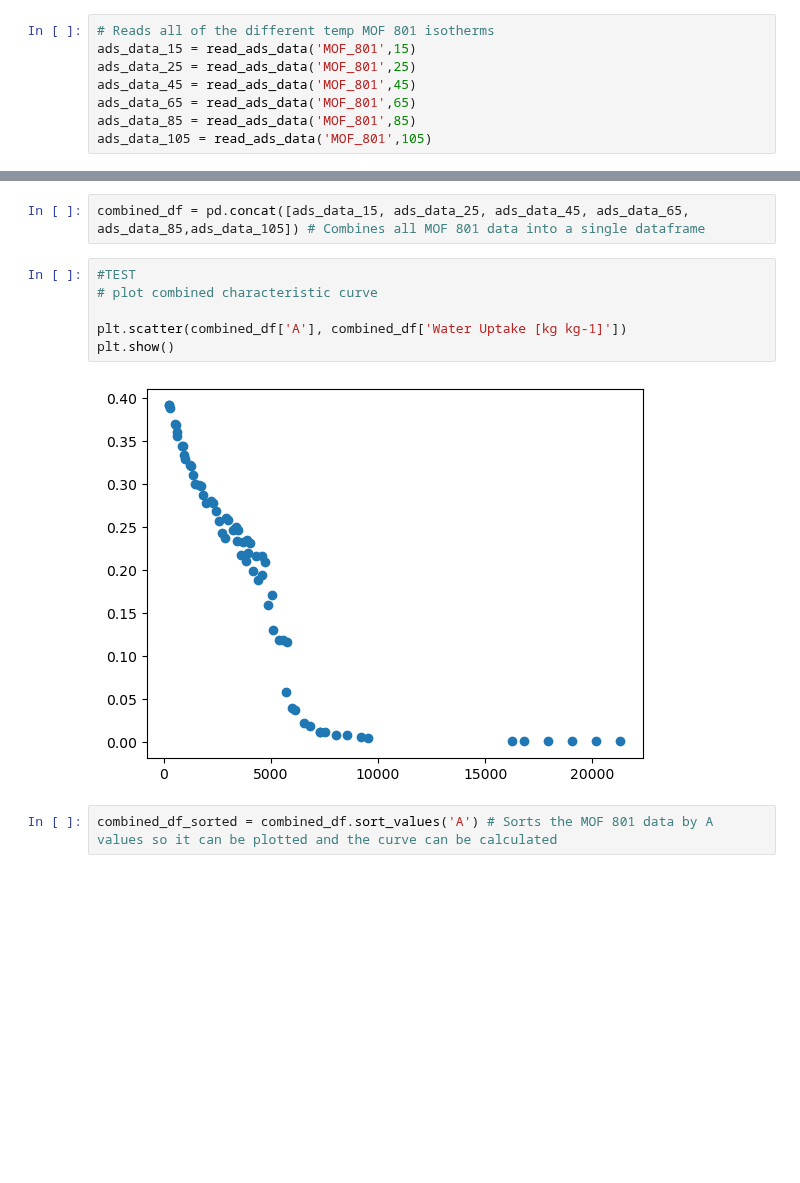
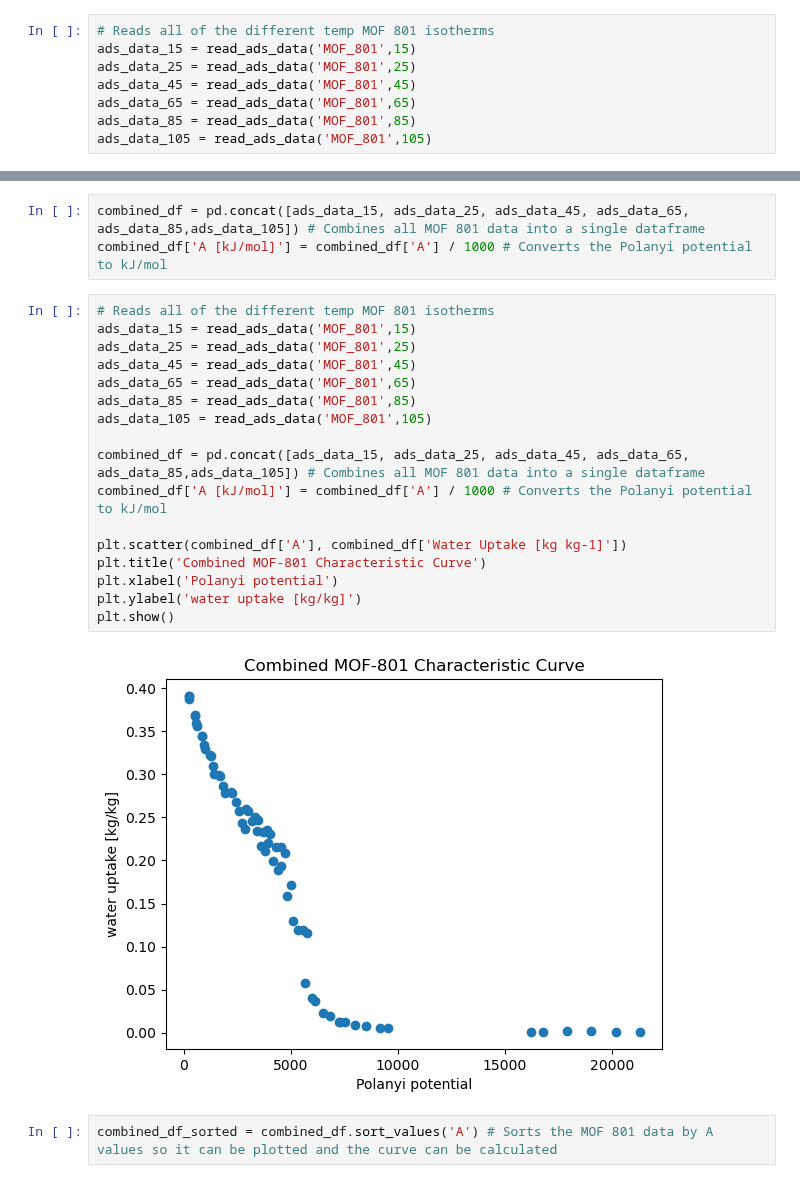
Before and after one commit to SimonEnsemble/water_harvesting, a Jupyter notebook: Polanyi_Calculation.ipynb, the cells around one changed output, grey strips where cells are left out. Saved outputs shown, nothing was run; the diff lists cells and outputs as text; blank space fills up the shorter version.

```diff
--- a/Polanyi_Calculation.ipynb
+++ b/Polanyi_Calculation.ipynb
@@ -101,13 +101,25 @@ plt.show()
 # %%
 combined_df = pd.concat([ads_data_15, ads_data_25, ads_data_45, ads_data_65, ads_data_85,ads_data_105]) # Combines all MOF 801 data into a single dataframe
+combined_df['A [kJ/mol]'] = combined_df['A'] / 1000 # Converts the Polanyi potential to kJ/mol
-# %%
-#TEST
-# plot combined characteristic curve
-
-plt.scatter(combined_df['A'], combined_df['Water Uptake [kg kg-1]'])
-plt.show()
-# %% [output]
-[figure, removed]
+# %%
+# Reads all of the different temp MOF 801 isotherms
+ads_data_15 = read_ads_data('MOF_801',15)
+ads_data_25 = read_ads_data('MOF_801',25)
+ads_data_45 = read_ads_data('MOF_801',45)
+ads_data_65 = read_ads_data('MOF_801',65)
+ads_data_85 = read_ads_data('MOF_801',85)
+ads_data_105 = read_ads_data('MOF_801',105)
+
+combined_df = pd.concat([ads_data_15, ads_data_25, ads_data_45, ads_data_65, ads_data_85,ads_data_105]) # Combines all MOF 801 data into a single dataframe
+combined_df['A [kJ/mol]'] = combined_df['A'] / 1000 # Converts the Polanyi potential to kJ/mol
+
+plt.scatter(combined_df['A'], combined_df['Water Uptake [kg kg-1]'])
+plt.title('Combined MOF-801 Characteristic Curve')
+plt.xlabel('Polanyi potential')
+plt.ylabel('water uptake [kg/kg]')
+plt.show()
+# %% [output]
+[figure, added]
 # %%
 combined_df_sorted = combined_df.sort_values('A') # Sorts the MOF 801 data by A values so it can be plotted and the curve can be calculated
 # %%
```
Also changed, not shown: parts of 2 cells of this notebook, 2 other files.
